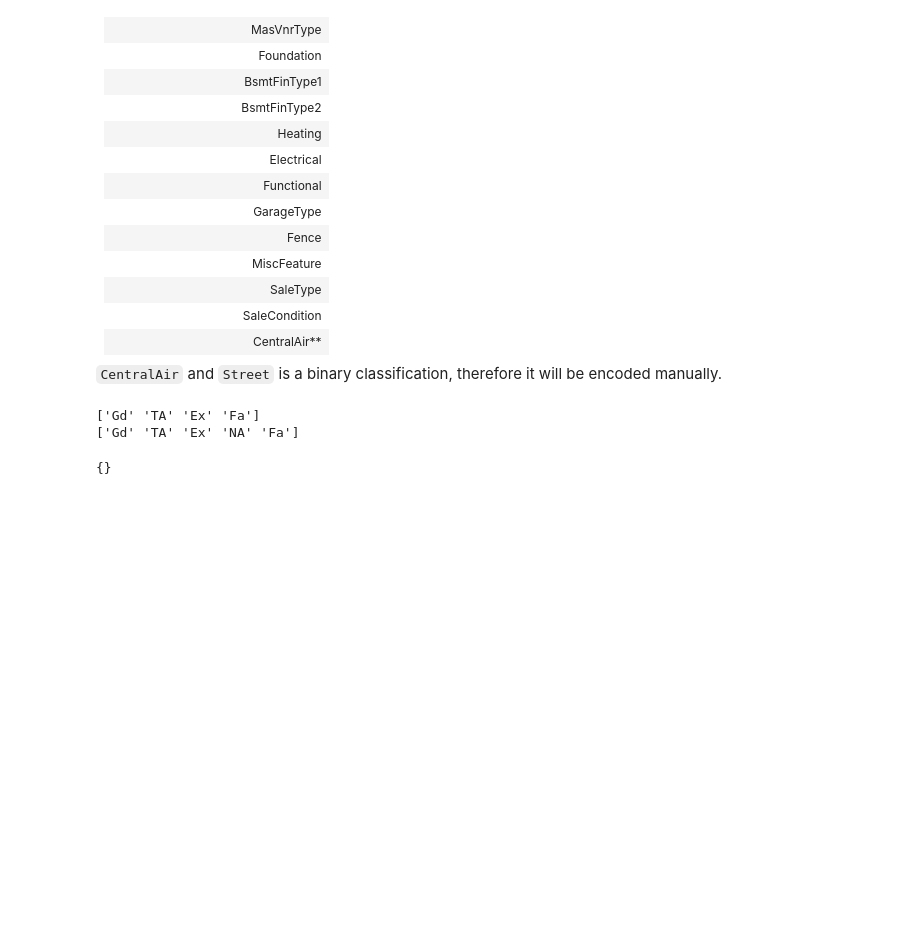
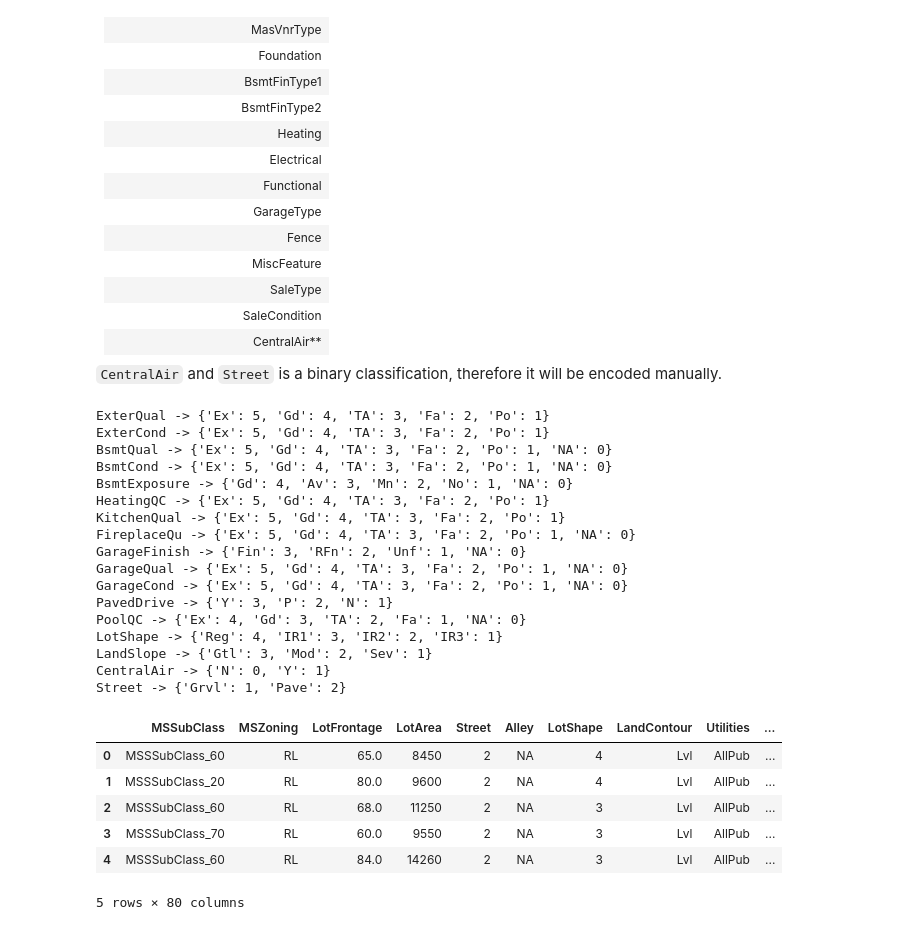
Before and after one commit to osaetinevbuoma/ames_housing_prices, a Jupyter notebook: ames_prediction_v3.ipynb, the cells around one changed output. Saved outputs shown, nothing was run; the diff lists cells and outputs as text; code cells hidden in the pictures; blank space fills up the shorter version.

```diff
--- a/ames_prediction_v3.ipynb
+++ b/ames_prediction_v3.ipynb
@@ -150,35 +153,56 @@ The table below shows the identified ordinal and nominal features in the data.
 |                  | CentralAir**     |
 
 `CentralAir` and `Street` is a binary classification, therefore it will be encoded manually.
-# %%
-def ordinal_mapping(df_column):
-    mapping = {}
-    arr = pd.unique(df_column)
-
-    print(arr)
-    return mapping
-
-ordinal_mapping(df['ExterQual'])
-ordinal_mapping(df['BsmtQual'])
-# %% [output]
-['Gd' 'TA' 'Ex' 'Fa']
-['Gd' 'TA' 'Ex' 'NA' 'Fa']
-{}
 # %%
+# Map ordinal features to their corresponding integer values
+# To avoid code duplication, we will add CentralAir and Street to the ordinals dictionary
 ordinals = {
     'ExterQual': { 'Ex': 5, 'Gd': 4, 'TA': 3, 'Fa': 2, 'Po': 1 },
     'ExterCond': { 'Ex': 5, 'Gd': 4, 'TA': 3, 'Fa': 2, 'Po': 1 },
     'BsmtQual': { 'Ex': 5, 'Gd': 4, 'TA': 3, 'Fa': 2, 'Po': 1, 'NA': 0 },
     'BsmtCond': { 'Ex': 5, 'Gd': 4, 'TA': 3, 'Fa': 2, 'Po': 1, 'NA': 0 },
     'BsmtExposure': { 'Gd': 4, 'Av': 3, 'Mn': 2, 'No': 1, 'NA': 0 },
     'HeatingQC': { 'Ex': 5, 'Gd': 4, 'TA': 3, 'Fa': 2, 'Po': 1 },
     'KitchenQual': { 'Ex': 5, 'Gd': 4, 'TA': 3, 'Fa': 2, 'Po': 1 },
     'FireplaceQu': { 'Ex': 5, 'Gd': 4, 'TA': 3, 'Fa': 2, 'Po': 1, 'NA': 0 },
     'GarageFinish': { 'Fin': 3, 'RFn': 2, 'Unf': 1, 'NA': 0 },
     'GarageQual': { 'Ex': 5, 'Gd': 4, 'TA': 3, 'Fa': 2, 'Po': 1, 'NA': 0 },
     'GarageCond': { 'Ex': 5, 'Gd': 4, 'TA': 3, 'Fa': 2, 'Po': 1, 'NA': 0 },
     'PavedDrive': { 'Y': 3, 'P': 2, 'N': 1 },
     'PoolQC': { 'Ex': 4, 'Gd': 3, 'TA': 2, 'Fa': 1, 'NA': 0 },
     'LotShape': { 'Reg': 4, 'IR1': 3, 'IR2': 2, 'IR3': 1 },
-    'LandSlope': { 'Gtl': 3, 'Mod': 2, 'Sev': 1 }
+    'LandSlope': { 'Gtl': 3, 'Mod': 2, 'Sev': 1 },
+    'CentralAir': { 'N': 0, 'Y': 1 },
+    'Street': { 'Grvl': 1, 'Pave': 2 }
 }
+
+for key in list(ordinals.keys()):
+    df[key] = df[key].map(ordinals[key])
+    print('{} -> {}'.format(key, ordinals[key]))
+
+df.head()
+# %% [output]
+ExterQual -> {'Ex': 5, 'Gd': 4, 'TA': 3, 'Fa': 2, 'Po': 1}
+ExterCond -> {'Ex': 5, 'Gd': 4, 'TA': 3, 'Fa': 2, 'Po': 1}
+BsmtQual -> {'Ex': 5, 'Gd': 4, 'TA': 3, 'Fa': 2, 'Po': 1, 'NA': 0}
+BsmtCond -> {'Ex': 5, 'Gd': 4, 'TA': 3, 'Fa': 2, 'Po': 1, 'NA': 0}
+BsmtExposure -> {'Gd': 4, 'Av': 3, 'Mn': 2, 'No': 1, 'NA': 0}
+HeatingQC -> {'Ex': 5, 'Gd': 4, 'TA': 3, 'Fa': 2, 'Po': 1}
+KitchenQual -> {'Ex': 5, 'Gd': 4, 'TA': 3, 'Fa': 2, 'Po': 1}
+FireplaceQu -> {'Ex': 5, 'Gd': 4, 'TA': 3, 'Fa': 2, 'Po': 1, 'NA': 0}
+GarageFinish -> {'Fin': 3, 'RFn': 2, 'Unf': 1, 'NA': 0}
+GarageQual -> {'Ex': 5, 'Gd': 4, 'TA': 3, 'Fa': 2, 'Po': 1, 'NA': 0}
+GarageCond -> {'Ex': 5, 'Gd': 4, 'TA': 3, 'Fa': 2, 'Po': 1, 'NA': 0}
+PavedDrive -> {'Y': 3, 'P': 2, 'N': 1}
+PoolQC -> {'Ex': 4, 'Gd': 3, 'TA': 2, 'Fa': 1, 'NA': 0}
+LotShape -> {'Reg': 4, 'IR1': 3, 'IR2': 2, 'IR3': 1}
+LandSlope -> {'Gtl': 3, 'Mod': 2, 'Sev': 1}
+CentralAir -> {'N': 0, 'Y': 1}
+Street -> {'Grvl': 1, 'Pave': 2}
+|  | MSSubClass | MSZoning | LotFrontage | LotArea | Street | Alley | LotShape | LandContour | Utilities | ... |
+| 0 | MSSSubClass_60 | RL | 65.0 | 8450 | 2 | NA | 4 | Lvl | AllPub | ... |
+| 1 | MSSSubClass_20 | RL | 80.0 | 9600 | 2 | NA | 4 | Lvl | AllPub | ... |
+| 2 | MSSSubClass_60 | RL | 68.0 | 11250 | 2 | NA | 3 | Lvl | AllPub | ... |
+| 3 | MSSSubClass_70 | RL | 60.0 | 9550 | 2 | NA | 3 | Lvl | AllPub | ... |
+| 4 | MSSSubClass_60 | RL | 84.0 | 14260 | 2 | NA | 3 | Lvl | AllPub | ... |
+5 rows × 80 columns
```
Also changed, not shown: parts of 13 cells of this notebook, 1 other file.
